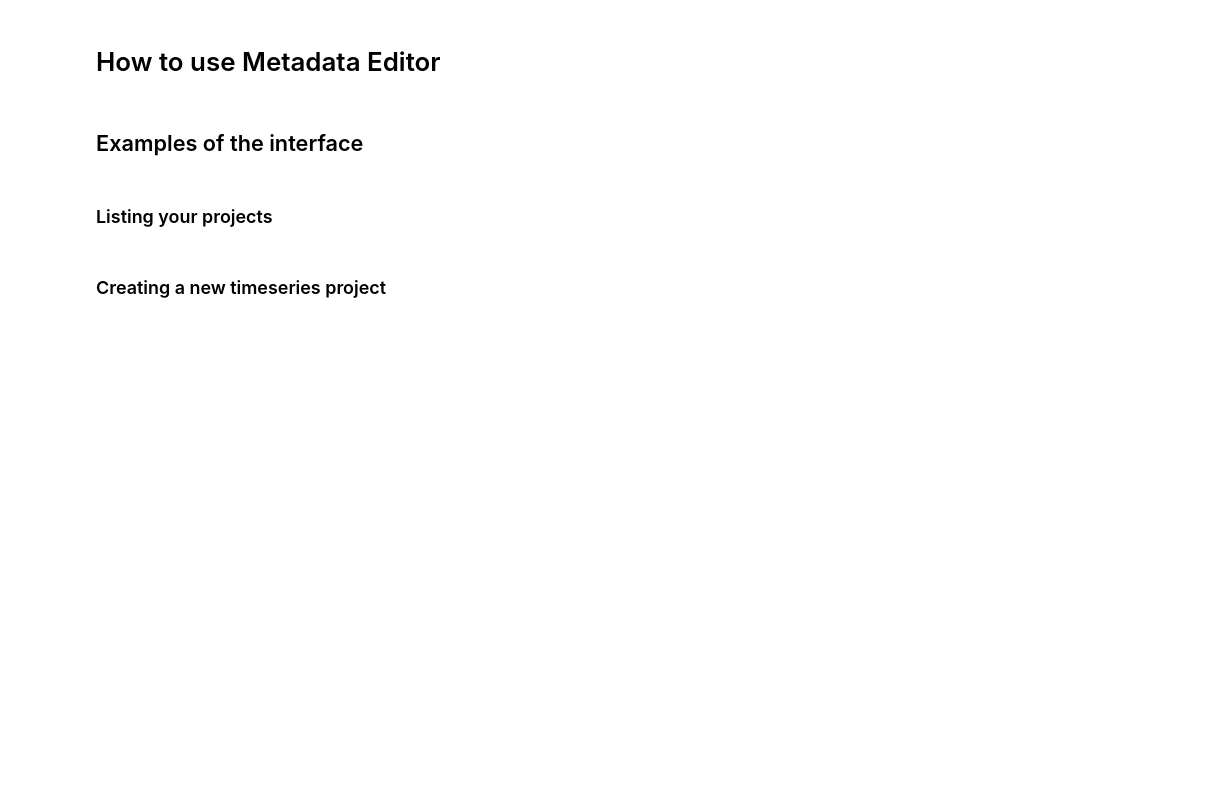
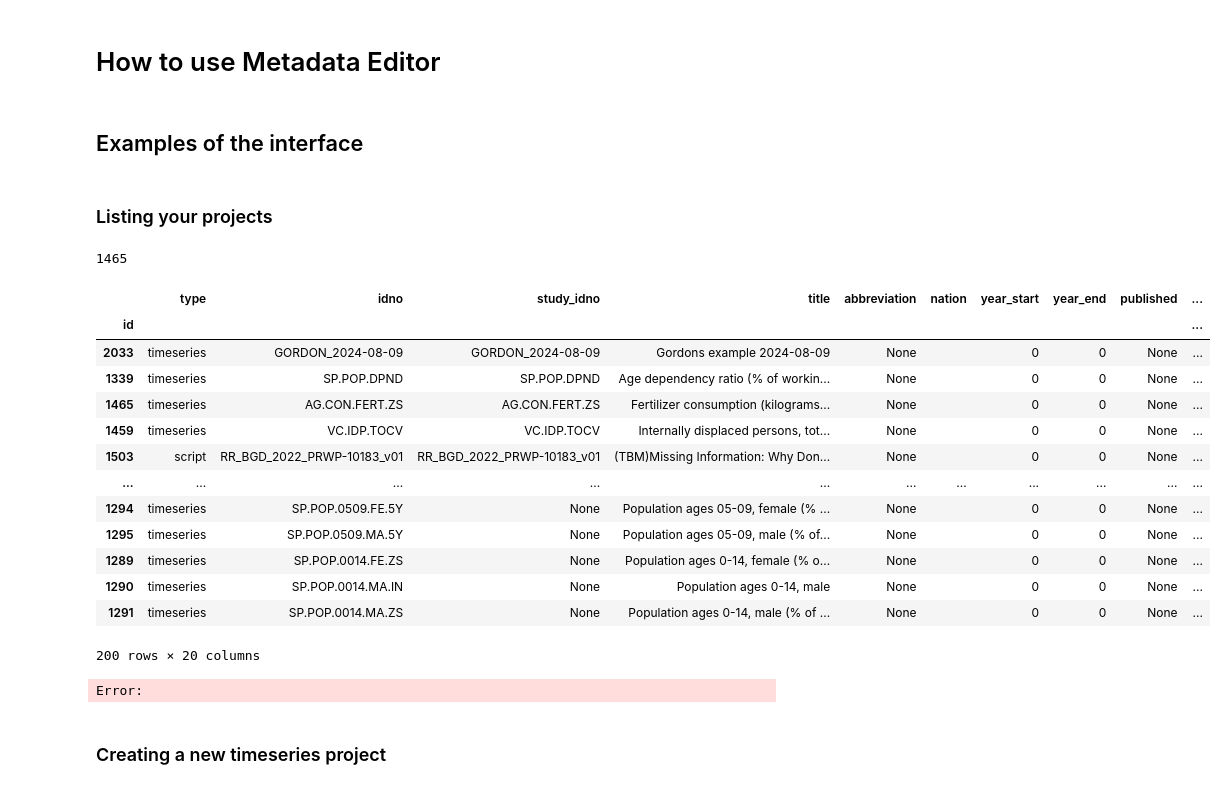
Before and after one commit to mah0001/pymetadataeditor, a Jupyter notebook: demo.ipynb, the cells around one changed output. Drawn from its saved outputs; the diff is of its cells as text; code cells hidden in the pictures; blank space fills up the shorter version.

```diff
--- a/demo.ipynb
+++ b/demo.ipynb
@@ -11,8 +11,28 @@ api_url = os.getenv("API_URL")
 me = MetadataEditor(api_url=api_url, api_key=your_api_key, verify_ssl=False)
 # %% [markdown]
 ### Listing your projects
+# %%
+me.count_projects()
+# %% [output]
+1465
 # %%
-me.list_projects(limit=5)
+me.list_projects(limit=200)
+# %% [output]
+|  | type | idno | study_idno | title | abbreviation | nation | year_start | year_end | published | ... |
+| id |  |  |  |  |  |  |  |  |  | ... |
+| 2033 | timeseries | GORDON_2024-08-09 | GORDON_2024-08-09 | Gordons example 2024-08-09 | None |  | 0 | 0 | None | ... |
+| 1339 | timeseries | SP.POP.DPND | SP.POP.DPND | Age dependency ratio (% of workin... | None |  | 0 | 0 | None | ... |
+| 1465 | timeseries | AG.CON.FERT.ZS | AG.CON.FERT.ZS | Fertilizer consumption (kilograms... | None |  | 0 | 0 | None | ... |
+| 1459 | timeseries | VC.IDP.TOCV | VC.IDP.TOCV | Internally displaced persons, tot... | None |  | 0 | 0 | None | ... |
+| 1503 | script | RR_BGD_2022_PRWP-10183_v01 | RR_BGD_2022_PRWP-10183_v01 | (TBM)Missing Information: Why Don... | None |  | 0 | 0 | None | ... |
+| ... | ... | ... | ... | ... | ... | ... | ... | ... | ... | ... |
+| 1294 | timeseries | SP.POP.0509.FE.5Y | None | Population ages 05-09, female (% ... | None |  | 0 | 0 | None | ... |
+| 1295 | timeseries | SP.POP.0509.MA.5Y | None | Population ages 05-09, male (% of... | None |  | 0 | 0 | None | ... |
+| 1289 | timeseries | SP.POP.0014.FE.ZS | None | Population ages 0-14, female (% o... | None |  | 0 | 0 | None | ... |
+| 1290 | timeseries | SP.POP.0014.MA.IN | None | Population ages 0-14, male | None |  | 0 | 0 | None | ... |
+| 1291 | timeseries | SP.POP.0014.MA.ZS | None | Population ages 0-14, male (% of ... | None |  | 0 | 0 | None | ... |
+200 rows × 20 columns
+Error:
 # %% [markdown]
 ### Creating a new timeseries project
 # %%
```
Also changed, not shown: parts of 18 cells of this notebook, 7 other files.
